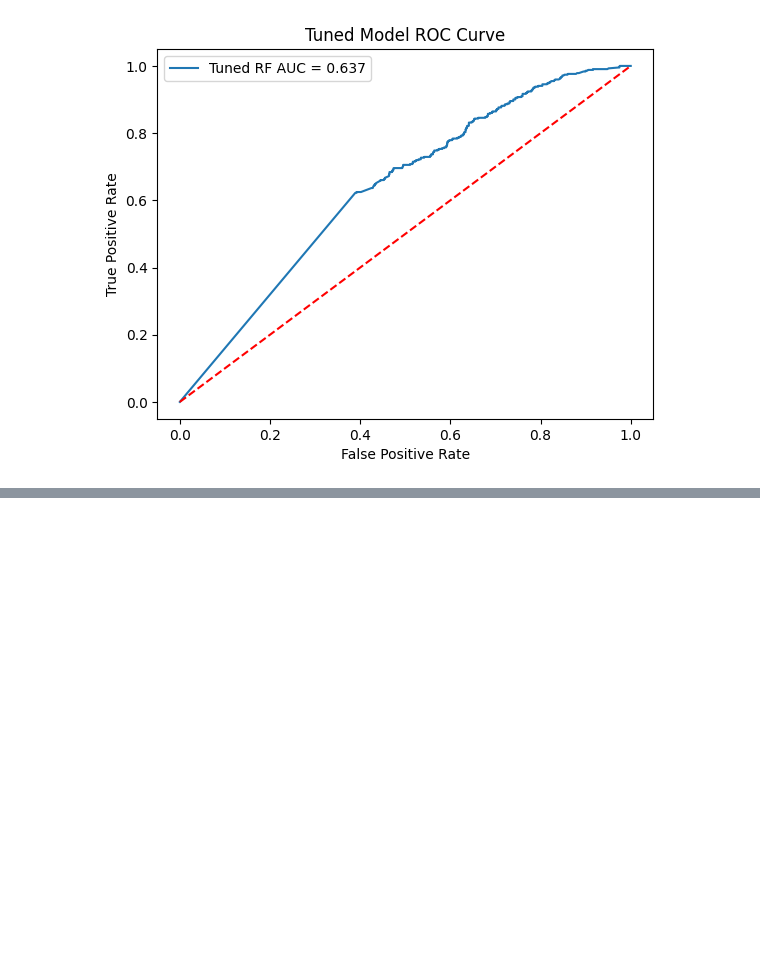
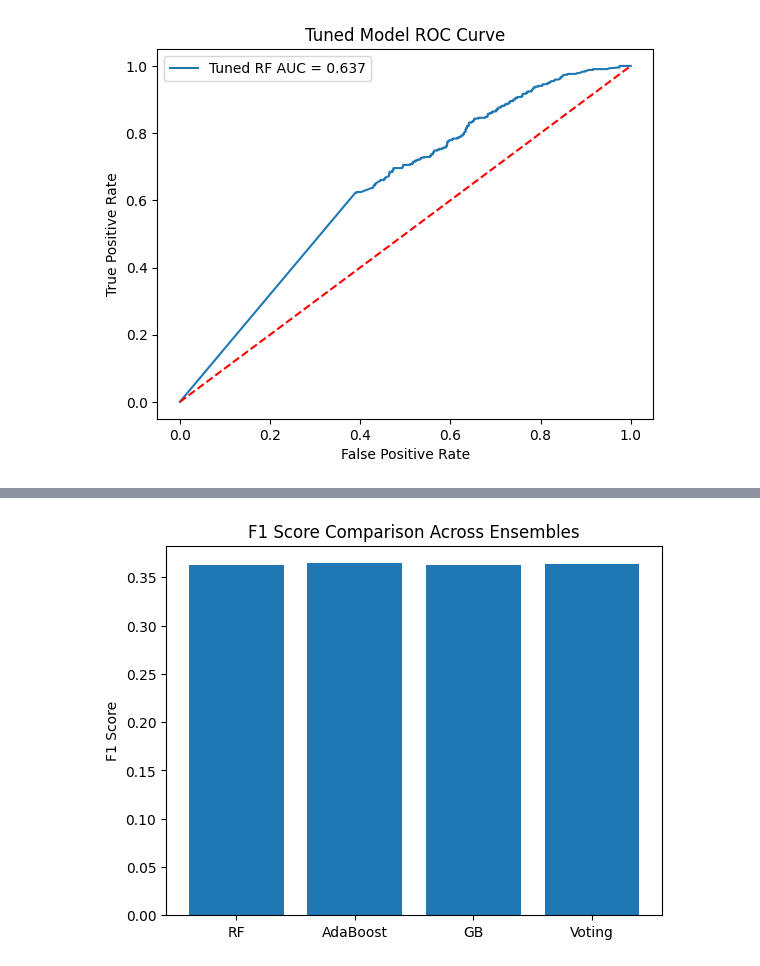
Before and after one commit to ThodupunooriSaiManish/Machine_Learning, a Jupyter notebook: ML_Assignment2_205.ipynb, the cells around one changed output, grey strips where cells are left out. Cells and saved outputs as stored; diff of their text form; code cells hidden in the pictures; blank space fills up the shorter version.

```diff
--- a/ML_Assignment2_205.ipynb
+++ b/ML_Assignment2_205.ipynb
@@ -172,3 +172,19 @@ plt.legend()
 plt.show()
 # %% [output]
 [figure]
+# %%
+from sklearn.ensemble import AdaBoostClassifier, GradientBoostingClassifier
+
+ada = AdaBoostClassifier(random_state=42)
+ada.fit(X_train_bal, y_train_bal)
+y_pred_ada = ada.predict(X_test)
+y_prob_ada = ada.predict_proba(X_test)[:,1]
+
+print("AdaBoost ROC AUC:", roc_auc_score(y_test, y_prob_ada))
+
+gb = GradientBoostingClassifier(random_state=42)
+gb.fit(X_train_bal, y_train_bal)
+y_pred_gb = gb.predict(X_test)
+y_prob_gb = gb.predict_proba(X_test)[:,1]
+
+print("Gradient Boosting ROC AUC:", roc_auc_score(y_test, y_prob_gb))
@@ -174,0 +194,16 @@ plt.show()
+# %%
+from sklearn.ensemble import VotingClassifier
+
+voting = VotingClassifier(
+    estimators=[
+        ('rf', rf),
+        ('ada', ada),
+        ('gb', gb),
+    ],
+    voting='soft'
+)
+voting.fit(X_train_bal, y_train_bal)
+y_pred_vote = voting.predict(X_test)
+y_prob_vote = voting.predict_proba(X_test)[:,1]
+
+print("Voting Classifier ROC AUC:", roc_auc_score(y_test, y_prob_vote))
@@ -174,0 +246,15 @@ plt.show()
+# %%
+import matplotlib.pyplot as plt
+
+scores = [f1_score(y_test, y_pred),
+          f1_score(y_test, y_pred_ada),
+          f1_score(y_test, y_pred_gb),
+          f1_score(y_test, y_pred_vote)]
+labels = ["RF", "AdaBoost", "GB", "Voting"]
+
+plt.bar(labels, scores)
+plt.title("F1 Score Comparison Across Ensembles")
+plt.ylabel("F1 Score")
+plt.show()
+# %% [output]
+[figure, added]
```
Also changed, not shown: parts of 8 cells of this notebook.
